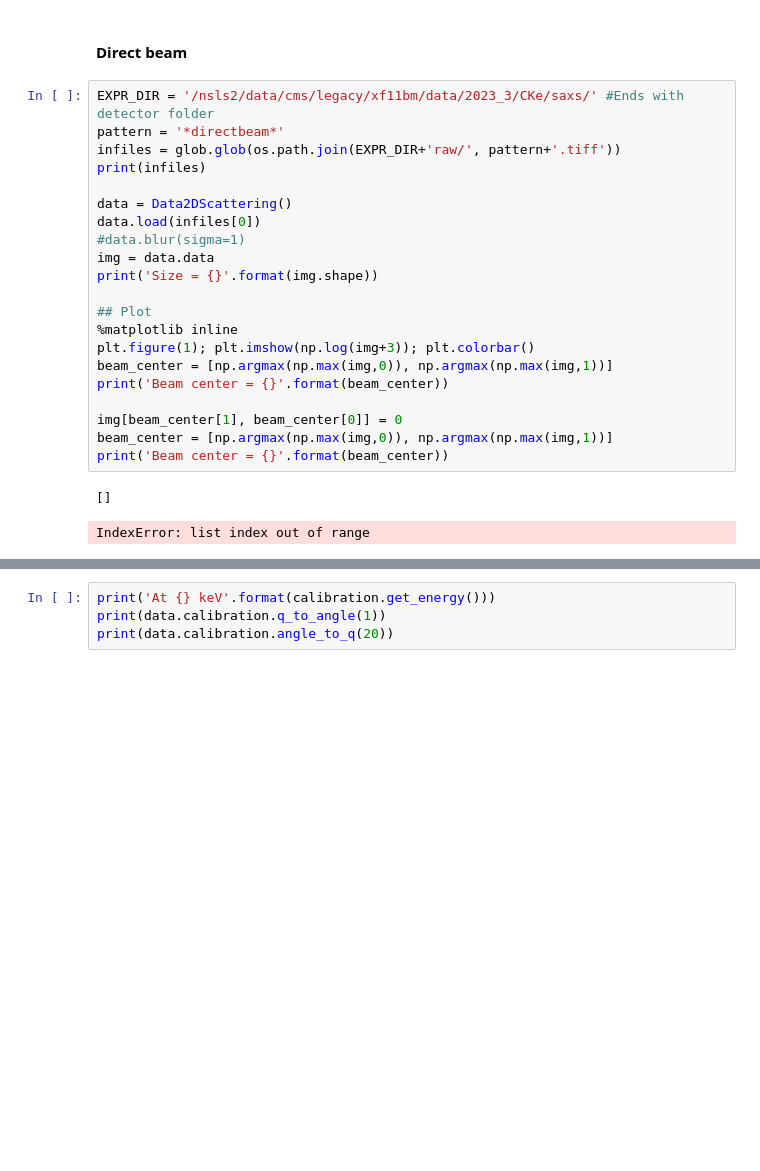
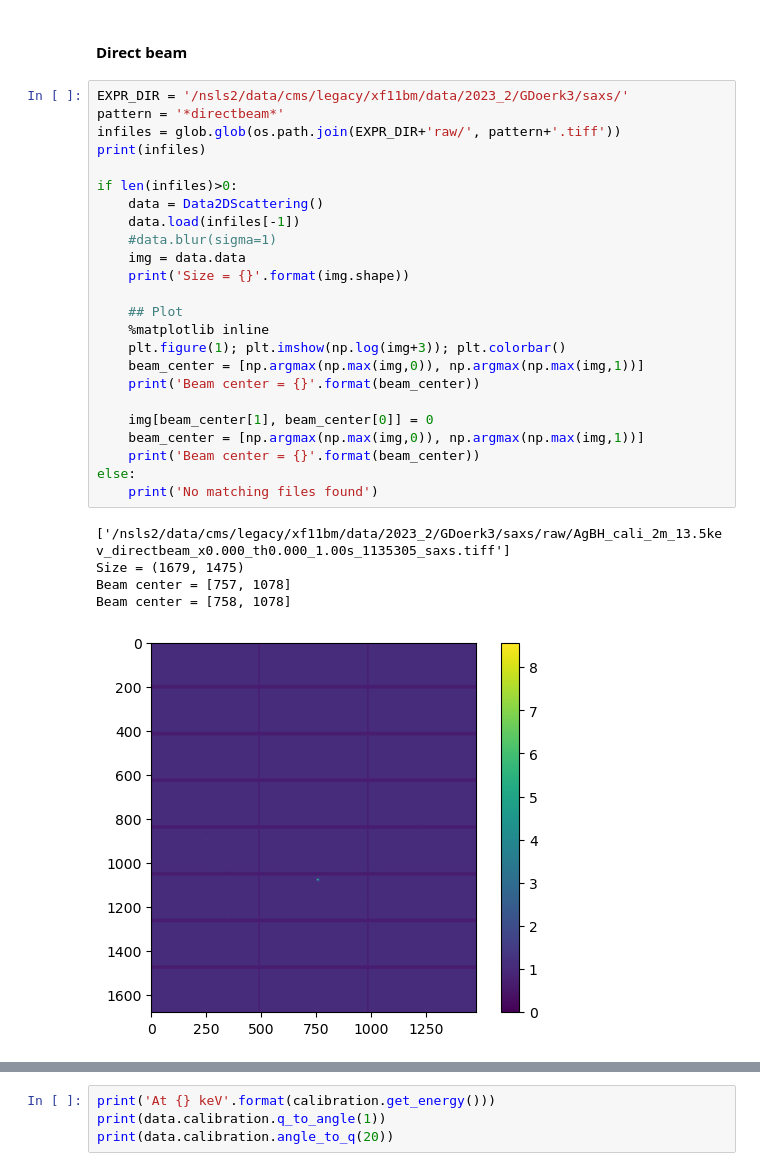
Before and after one commit to CFN-softbio/SciAnalysis, a Jupyter notebook: examples/beamlines/NSLSII_11BM_CMS/UShell/SciAnalysis_Basic_v1_WAXS.ipynb, the cells around one changed output, grey strips where cells are left out. Drawn from its saved outputs; the diff is of its cells as text; blank space fills up the shorter version.

```diff
--- a/examples/beamlines/NSLSII_11BM_CMS/UShell/SciAnalysis_Basic_v1_WAXS.ipynb
+++ b/examples/beamlines/NSLSII_11BM_CMS/UShell/SciAnalysis_Basic_v1_WAXS.ipynb
@@ -53,27 +53,33 @@ For real-time analysis of series data, go through other sections.
 # %% [markdown]
 #### __Direct beam__
 # %%
-EXPR_DIR = '/nsls2/data/cms/legacy/xf11bm/data/2023_3/CKe/saxs/' #Ends with detector folder
+EXPR_DIR = '/nsls2/data/cms/legacy/xf11bm/data/2023_2/GDoerk3/saxs/'
 pattern = '*directbeam*'
 infiles = glob.glob(os.path.join(EXPR_DIR+'raw/', pattern+'.tiff'))
 print(infiles)
 
-data = Data2DScattering()
-data.load(infiles[0])
-#data.blur(sigma=1)
-img = data.data
-print('Size = {}'.format(img.shape))
+if len(infiles)>0:
+    data = Data2DScattering()
+    data.load(infiles[-1])
+    #data.blur(sigma=1)
+    img = data.data
+    print('Size = {}'.format(img.shape))
 
-## Plot
-%matplotlib inline
-plt.figure(1); plt.imshow(np.log(img+3)); plt.colorbar()
-beam_center = [np.argmax(np.max(img,0)), np.argmax(np.max(img,1))]
-print('Beam center = {}'.format(beam_center))
+    ## Plot
+    %matplotlib inline
+    plt.figure(1); plt.imshow(np.log(img+3)); plt.colorbar()
+    beam_center = [np.argmax(np.max(img,0)), np.argmax(np.max(img,1))]
+    print('Beam center = {}'.format(beam_center))
 
-img[beam_center[1], beam_center[0]] = 0
-beam_center = [np.argmax(np.max(img,0)), np.argmax(np.max(img,1))]
-print('Beam center = {}'.format(beam_center))
+    img[beam_center[1], beam_center[0]] = 0
+    beam_center = [np.argmax(np.max(img,0)), np.argmax(np.max(img,1))]
+    print('Beam center = {}'.format(beam_center))
+else:
+    print('No matching files found')
 # %% [output]
-[]
+['/nsls2/data/cms/legacy/xf11bm/data/2023_2/GDoerk3/saxs/raw/AgBH_cali_2m_13.5kev_directbeam_x0.000_th0.000_1.00s_1135305_saxs.tiff']
+Size = (1679, 1475)
+Beam center = [757, 1078]
+Beam center = [758, 1078]
-IndexError: list index out of range
+[figure, added]
 # %% [markdown]
```
Also changed, not shown: parts of 10 cells of this notebook, 2 other files.
